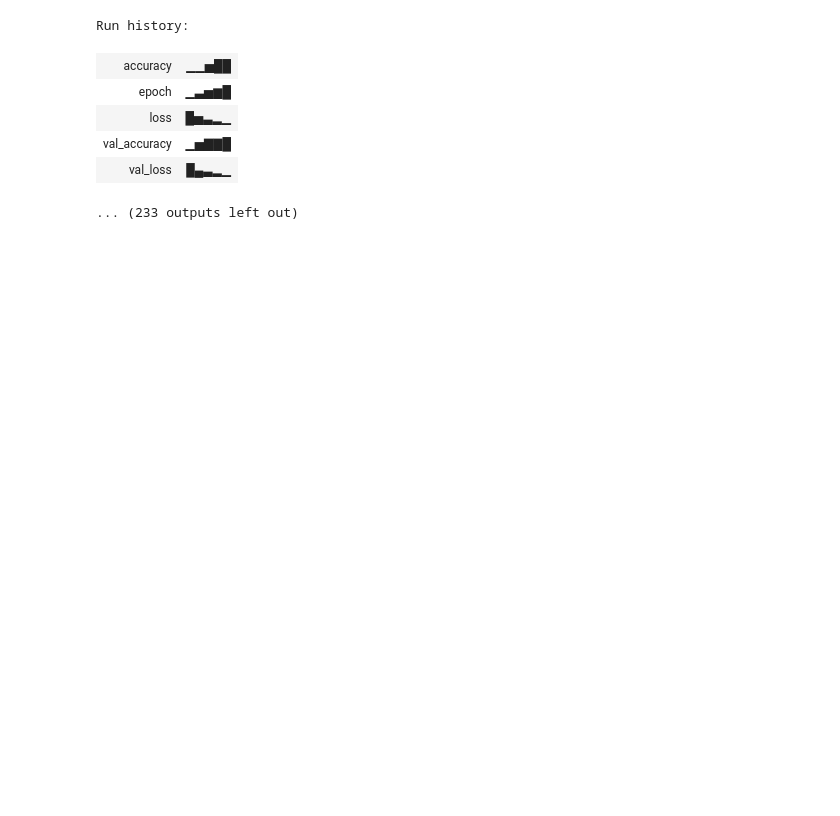
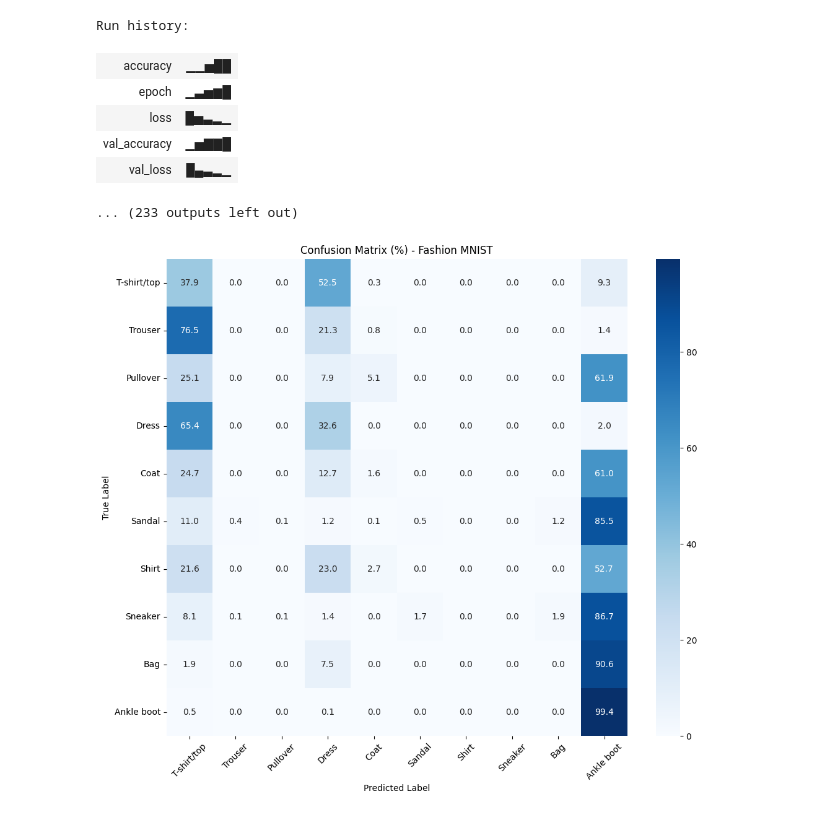
Before and after one commit to DharankumarCS/fashion-mnist-atri, a Jupyter notebook: notebooks/experiments.ipynb, the cells around one changed output. Cells and saved outputs as stored; diff of their text form; code cells hidden in the pictures; blank space fills up the shorter version.

```diff
--- a/notebooks/experiments.ipynb
+++ b/notebooks/experiments.ipynb
@@ -991,0 +1009,43 @@ Run history:
+# %%
+# Test predictions
+
+test_output, _ = forward_propagation(
+    X_test_flat,
+    parameters,
+    activation="relu"
+)
+
+y_pred = np.argmax(test_output.T, axis=1)
+
+y_true = y_test
+# %%
+# Confusion matrix
+
+cm = confusion_matrix(y_true, y_pred)
+
+cm_percent = cm.astype('float') / cm.sum(axis=1)[:, np.newaxis] * 100
+# %%
+# Plot confusion matrix
+
+plt.figure(figsize=(12, 10))
+
+sns.heatmap(
+    cm_percent,
+    annot=True,
+    fmt=".1f",
+    cmap="Blues",
+    xticklabels=class_names,
+    yticklabels=class_names
+)
+
+plt.title("Confusion Matrix (%) - Fashion MNIST")
+
+plt.xlabel("Predicted Label")
+plt.ylabel("True Label")
+
+plt.xticks(rotation=45)
+plt.yticks(rotation=0)
+
+plt.show()
+# %% [output]
+[figure, added]
```
Also changed, not shown: parts of 6 cells of this notebook.
